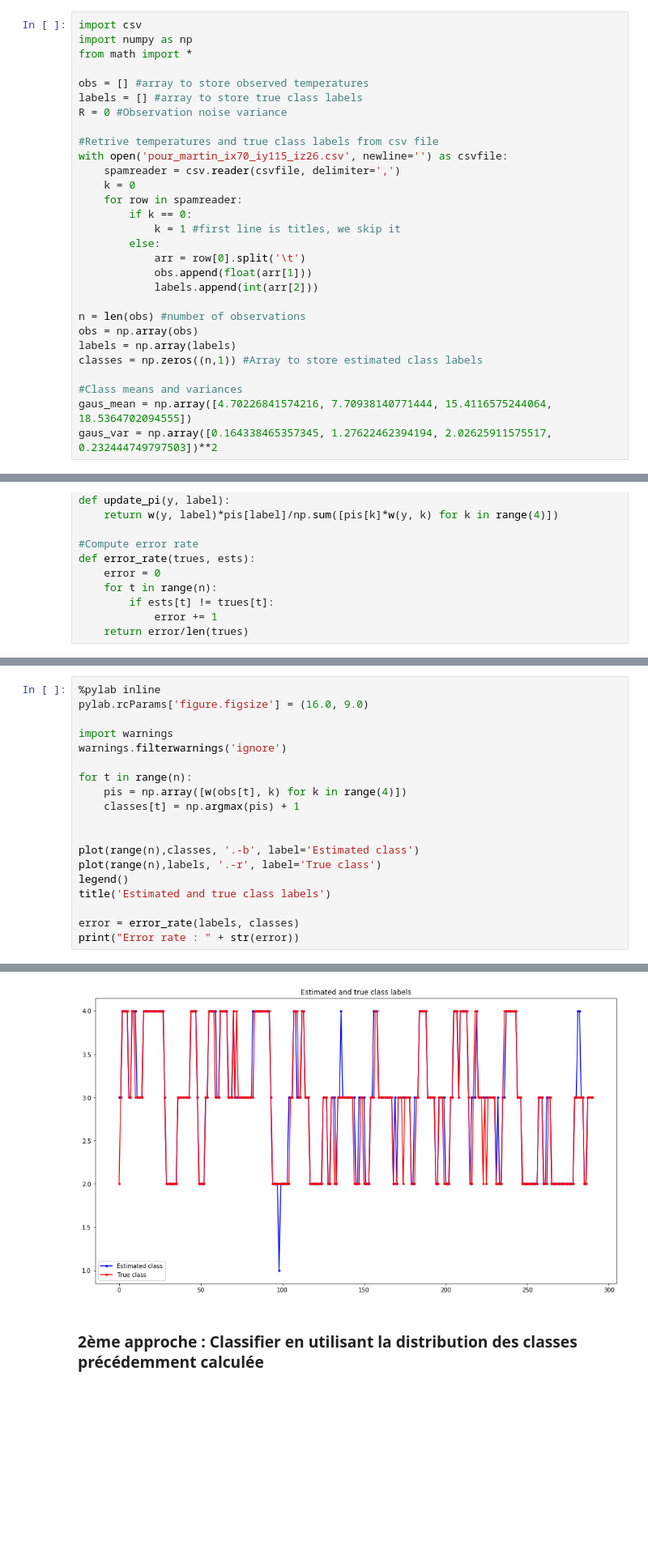
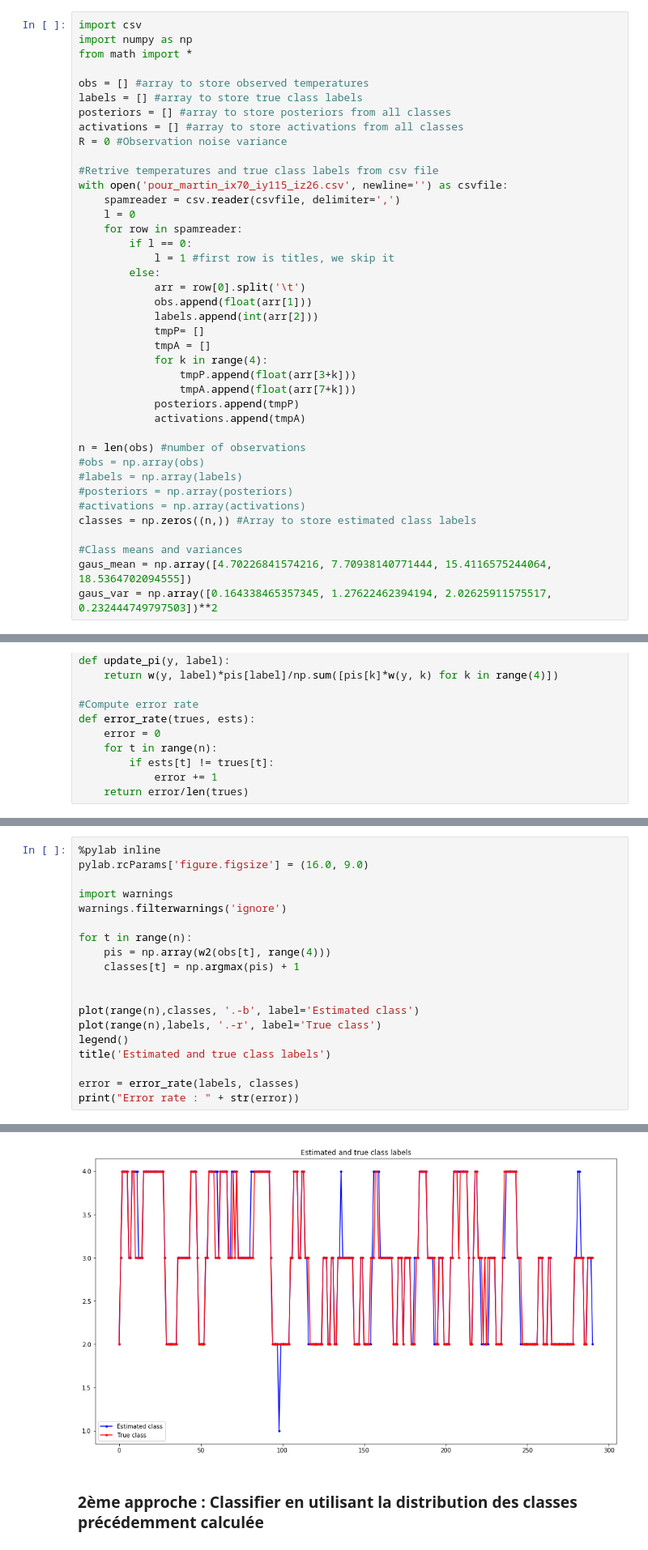
Before and after one commit to gmaze/projet-s5, a Jupyter notebook: projet S5.ipynb, the cells around one changed output, grey strips where cells are left out. Shown at 81% size. Saved outputs shown, nothing was run; the diff lists cells and outputs as text; blank space fills up the shorter version.

Commit message:
ajout du calcul avec les séries activations et posteriors

```diff
--- a/projet S5.ipynb
+++ b/projet S5.ipynb
@@ -5,24 +5,35 @@ from math import *
 
 obs = [] #array to store observed temperatures
 labels = [] #array to store true class labels
+posteriors = [] #array to store posteriors from all classes
+activations = [] #array to store activations from all classes
 R = 0 #Observation noise variance
 
 #Retrive temperatures and true class labels from csv file
 with open('pour_martin_ix70_iy115_iz26.csv', newline='') as csvfile:
     spamreader = csv.reader(csvfile, delimiter=',')
-    k = 0
+    l = 0
     for row in spamreader:
-        if k == 0:
-            k = 1 #first line is titles, we skip it
+        if l == 0:
+            l = 1 #first row is titles, we skip it
         else:
             arr = row[0].split('\t')
             obs.append(float(arr[1]))
             labels.append(int(arr[2]))
+            tmpP= []
+            tmpA = []
+            for k in range(4):
+                tmpP.append(float(arr[3+k]))
+                tmpA.append(float(arr[7+k]))
+            posteriors.append(tmpP)
+            activations.append(tmpA)
 
 n = len(obs) #number of observations
-obs = np.array(obs)
-labels = np.array(labels)
-classes = np.zeros((n,1)) #Array to store estimated class labels
+#obs = np.array(obs)
+#labels = np.array(labels)
+#posteriors = np.array(posteriors)
+#activations = np.array(activations)
+classes = np.zeros((n,)) #Array to store estimated class labels
 
 #Class means and variances
 gaus_mean = np.array([4.70226841574216, 7.70938140771444, 15.4116575244064, 18.5364702094555])
@@ -53,7 +64,7 @@ import warnings
 warnings.filterwarnings('ignore')
 
 for t in range(n):
-    pis = np.array([w(obs[t], k) for k in range(4)])
+    pis = np.array(w2(obs[t], range(4)))
     classes[t] = np.argmax(pis) + 1
 
 
@@ -70,4 +81,4 @@ Error rate : 0.09278350515463918
-[figure, old version]
+[figure, new version]
 # %% [markdown]
 ### 2ème approche : Classifier en utilisant la distribution des classes précédemment calculée
 # %%
```
Also changed, not shown: parts of 7 cells of this notebook.
